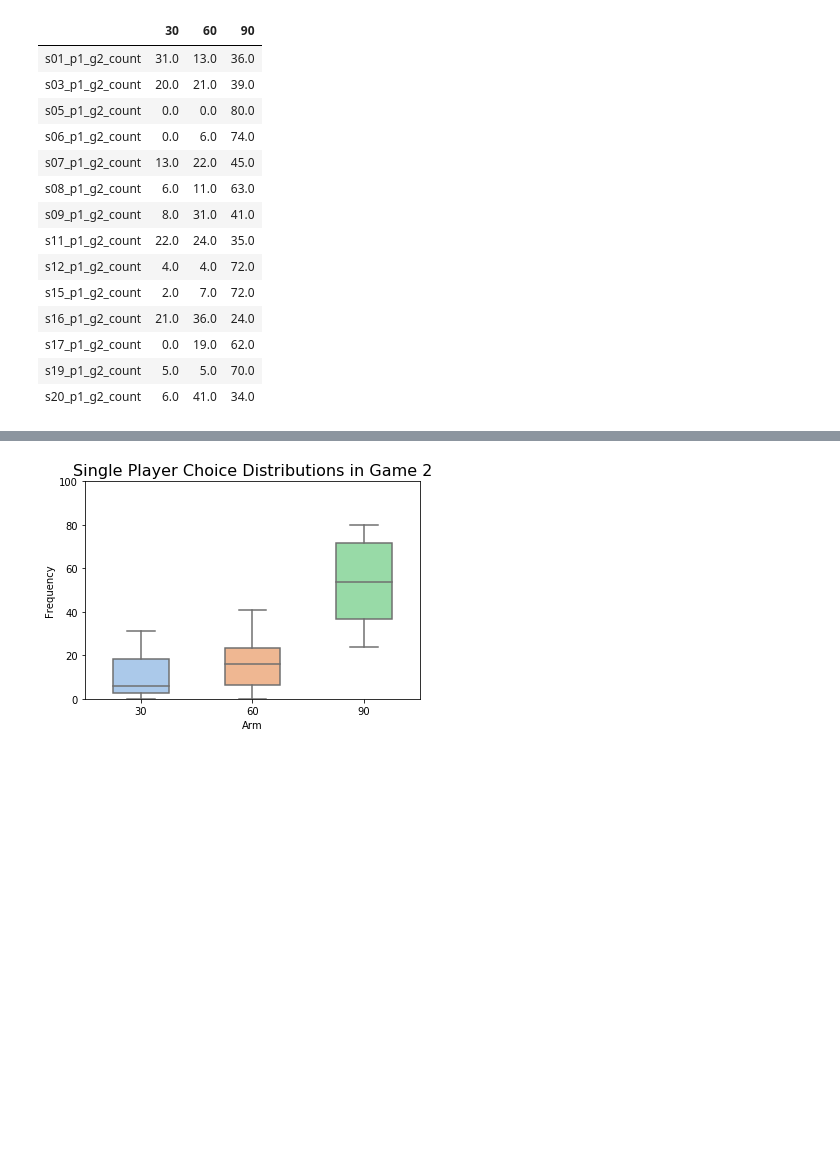
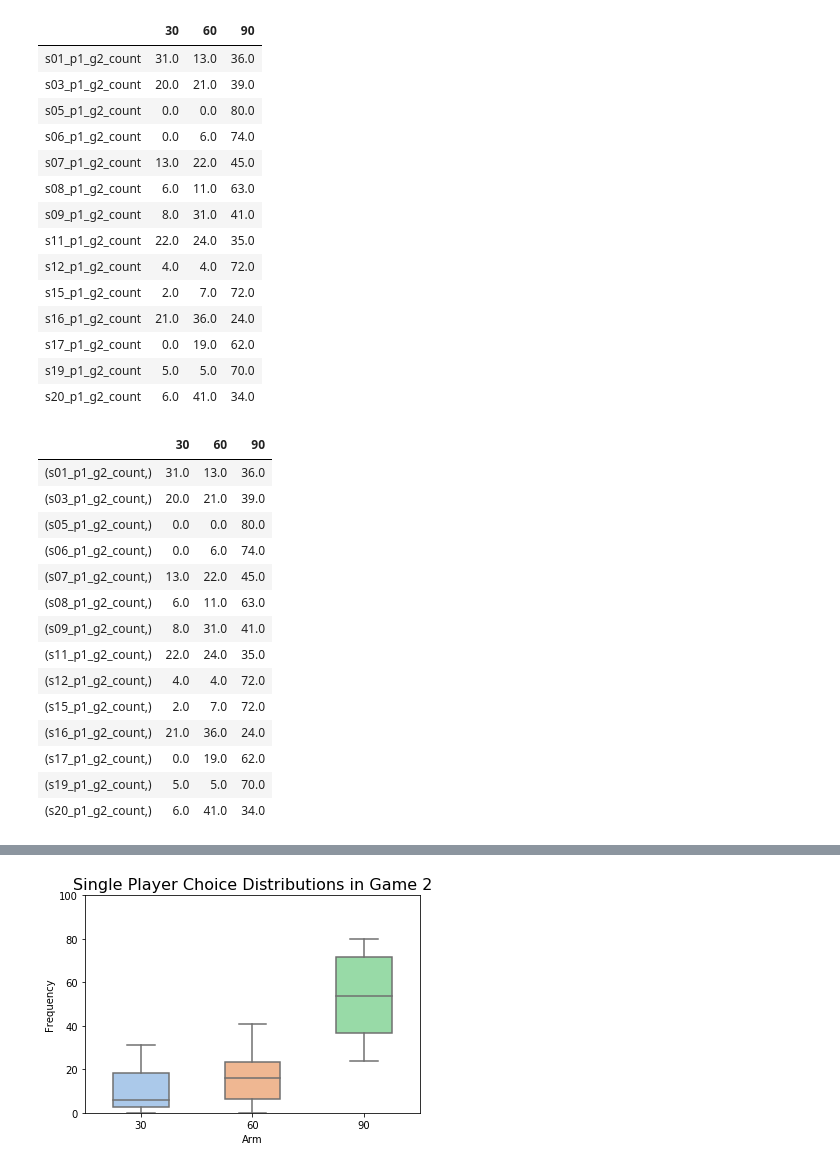
Before and after one commit to baryos/MAB, a Jupyter notebook: MAB3.ipynb, the cells around one changed output, grey strips where cells are left out. Drawn from its saved outputs; the diff is of its cells as text; code cells hidden in the pictures; blank space fills up the shorter version.

```diff
--- a/MAB3.ipynb
+++ b/MAB3.ipynb
@@ -711,6 +711,24 @@ s_g2_counts
 | s17_p1_g2_count | 0.0 | 19.0 | 62.0 |
 | s19_p1_g2_count | 5.0 | 5.0 | 70.0 |
 | s20_p1_g2_count | 6.0 | 41.0 | 34.0 |
+# %%
+s_g2_counts
+# %% [output]
+|  | 30 | 60 | 90 |
+| (s01_p1_g2_count,) | 31.0 | 13.0 | 36.0 |
+| (s03_p1_g2_count,) | 20.0 | 21.0 | 39.0 |
+| (s05_p1_g2_count,) | 0.0 | 0.0 | 80.0 |
+| (s06_p1_g2_count,) | 0.0 | 6.0 | 74.0 |
+| (s07_p1_g2_count,) | 13.0 | 22.0 | 45.0 |
+| (s08_p1_g2_count,) | 6.0 | 11.0 | 63.0 |
+| (s09_p1_g2_count,) | 8.0 | 31.0 | 41.0 |
+| (s11_p1_g2_count,) | 22.0 | 24.0 | 35.0 |
+| (s12_p1_g2_count,) | 4.0 | 4.0 | 72.0 |
+| (s15_p1_g2_count,) | 2.0 | 7.0 | 72.0 |
+| (s16_p1_g2_count,) | 21.0 | 36.0 | 24.0 |
+| (s17_p1_g2_count,) | 0.0 | 19.0 | 62.0 |
+| (s19_p1_g2_count,) | 5.0 | 5.0 | 70.0 |
+| (s20_p1_g2_count,) | 6.0 | 41.0 | 34.0 |
 # %%
 s_g2_counts_bar = s_g2_counts.plot.bar()
 
```
Also changed, not shown: parts of 5 cells of this notebook, 7 other files.
